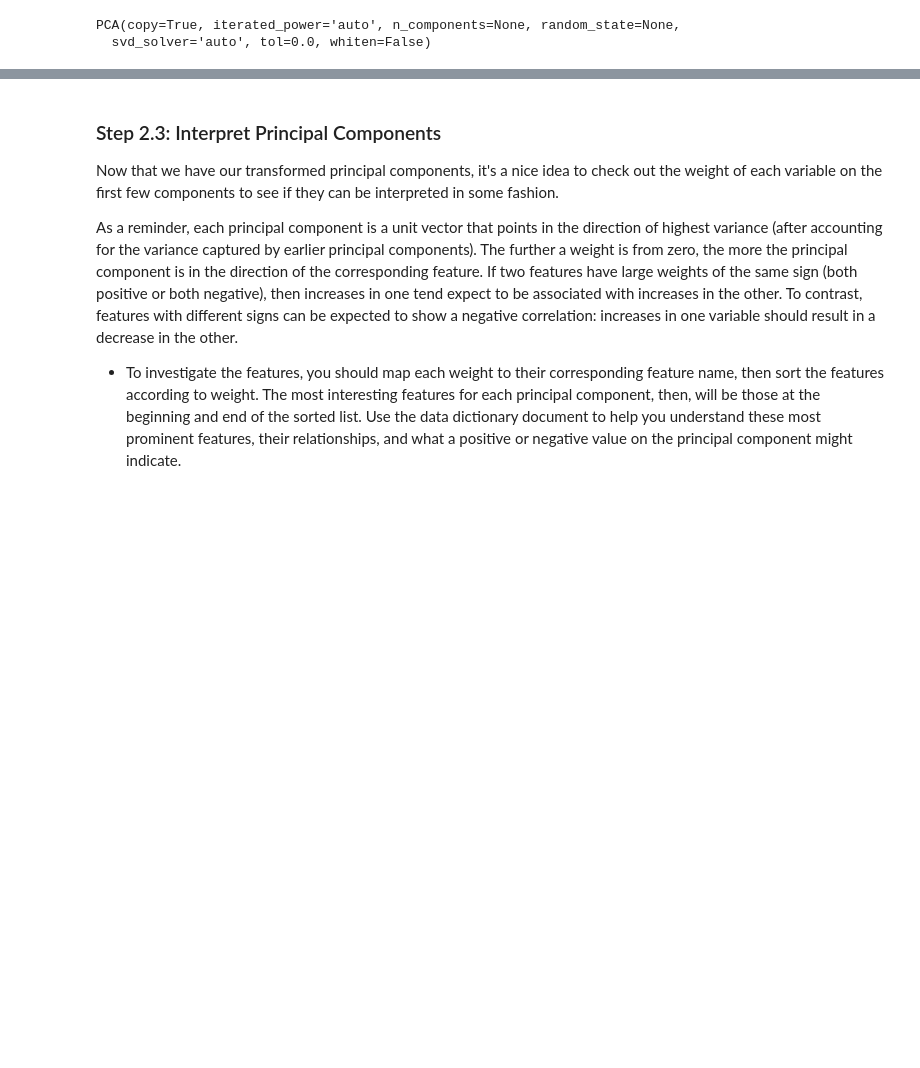
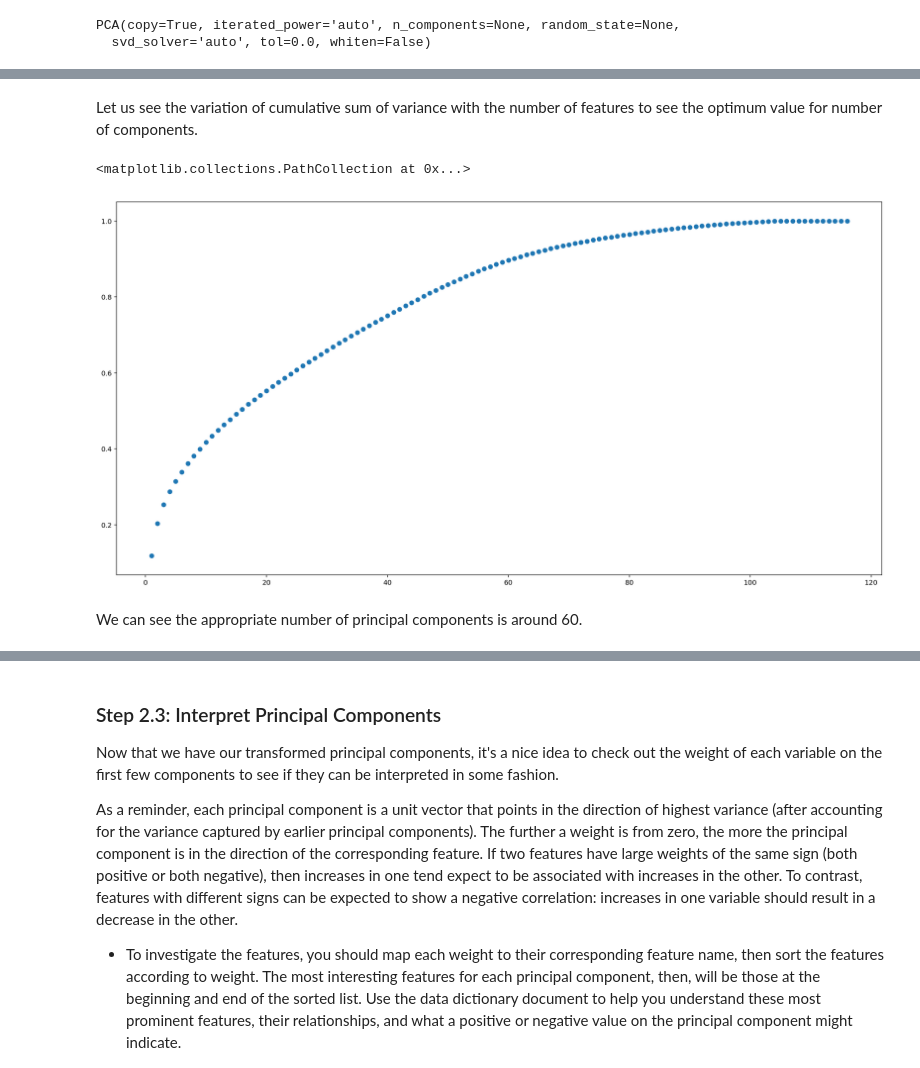
Before and after one commit to sanjeevai/customer_segments_arvato, a Jupyter notebook: Identify_Customer_Segments.ipynb, the cells around one changed output, grey strips where cells are left out. Saved outputs shown, nothing was run; the diff lists cells and outputs as text; code cells hidden in the pictures; blank space fills up the shorter version.

```diff
--- a/Identify_Customer_Segments.ipynb
+++ b/Identify_Customer_Segments.ipynb
@@ -844,0 +766,3 @@ mixed_df['life_stage'] = l
+# %%
+CAMEO_DATA['life_stage'] = CAMEO_DATA['CAMEO_INTL_2015'].str[1:2]
+CAMEO_DATA['wealth_stage'] = CAMEO_DATA['CAMEO_INTL_2015'].str[0:1]
@@ -844,0 +790,2 @@ mixed_df['life_stage'] = l
+# %%
+CAMEO_DATA.drop('CAMEO_INTL_2015', axis = 1, inplace = True)
@@ -1122,5 +1121,17 @@ array([0.13094227, 0.22336501, 0.27740221, 0.31595896, 0.34468996,
        1.        , 1.        , 1.        , 1.        , 1.        ,
        1.        , 1.        , 1.        , 1.        , 1.        ,
        1.        ])
+# %% [markdown]
+Let us see the variation of cumulative sum of variance with the number of features to see the optimum value for number of components.
+# %%
+x = np.arange(1,117)
+y = pca.explained_variance_ratio_.cumsum()
+plt.figure(figsize=(20,10))
+plt.scatter(x = x, y = y)
+# %% [output]
+<matplotlib.collections.PathCollection at 0x...>
+[figure, added]
+# %% [markdown]
+We can see the appropriate number of principal components is around 60.
 # %%
 # Re-apply PCA to the data while selecting for number of components to retain.
```
Also changed, not shown: parts of 75 cells of this notebook.
